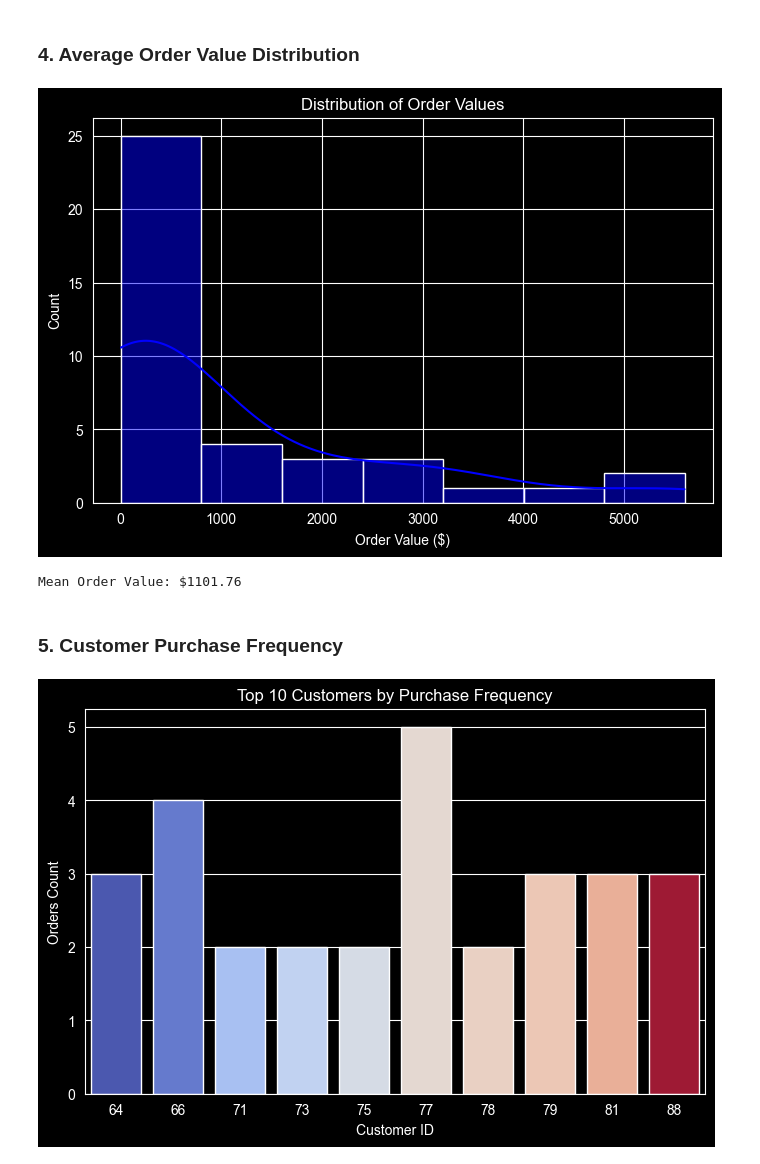
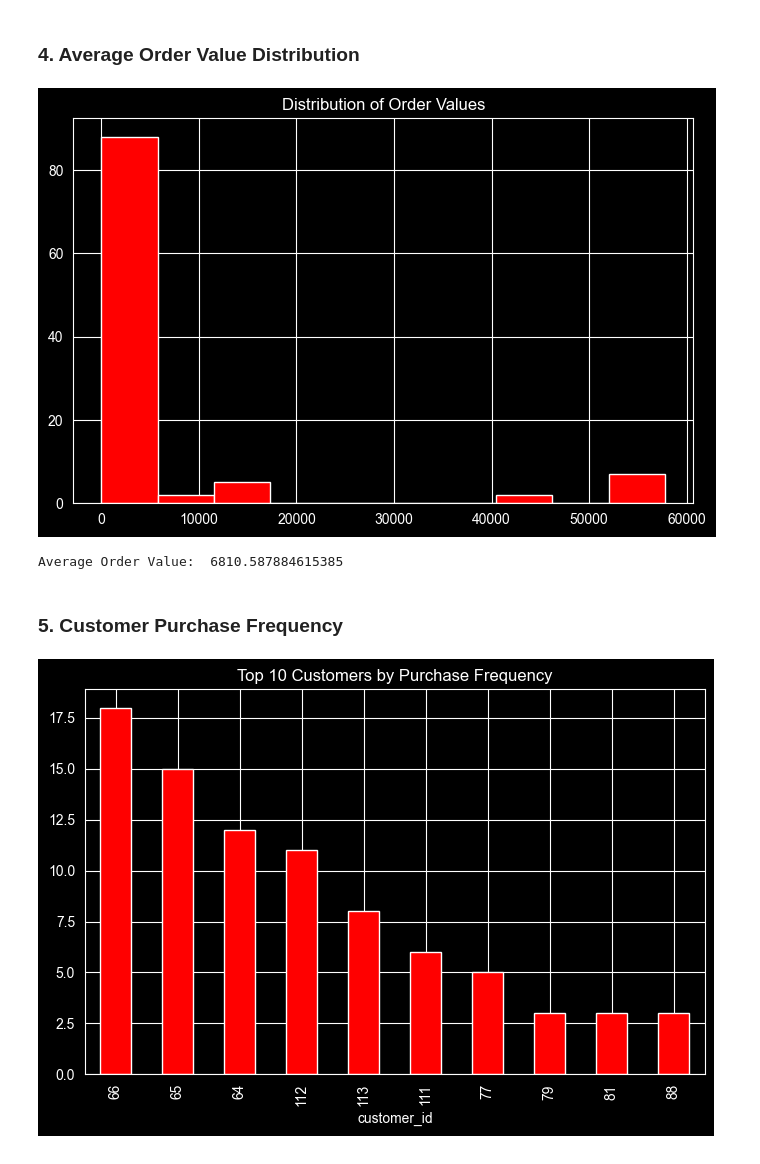
Before and after one commit to anka-cy/smart-inventory, a Jupyter notebook: analytics/analysis.ipynb, the cells around one changed output. Cells and saved outputs as stored; diff of their text form; code cells hidden in the pictures.

```diff
--- a/analytics/analysis.ipynb
+++ b/analytics/analysis.ipynb
@@ -88,29 +86,25 @@ plt.show()
 # %% [markdown]
 ### 4. Average Order Value Distribution
 # %%
-order_values = sales.groupby('order_id')['subtotal'].agg(np.sum)
+order_sums = df_all.groupby('order_id')['total_line'].sum()
 
 plt.figure(figsize=(8, 5))
-sns.histplot(order_values, kde=True, color='blue')
+plt.hist(order_sums, bins=10, color='red')
 plt.title('Distribution of Order Values')
-plt.xlabel('Order Value ($)')
 plt.show()
 
-print(f"Mean Order Value: ${np.mean(order_values):.2f}")
+print("Average Order Value: ", order_sums.mean())
 # %% [output]
-[figure, old version]
+[figure, new version]
-Mean Order Value: $1101.76
+Average Order Value:  6810.587884615385
 # %% [markdown]
 ### 5. Customer Purchase Frequency
 # %%
-customer_freq = df_orders['customer_id'].value_counts().head(10).reset_index()
-customer_freq.columns = ['customer_id', 'frequency']
+freq = df_orders['customer_id'].value_counts().head(10)
 
 plt.figure(figsize=(8, 5))
-sns.barplot(data=customer_freq, x='customer_id', y='frequency', hue='customer_id', palette='coolwarm', legend=False)
+freq.plot(kind='bar', color='red')
 plt.title('Top 10 Customers by Purchase Frequency')
-plt.xlabel('Customer ID')
-plt.ylabel('Orders Count')
 plt.show()
 # %% [output]
-[figure, old version]
+[figure, new version]
```
Also changed, not shown: parts of 6 cells of this notebook.
